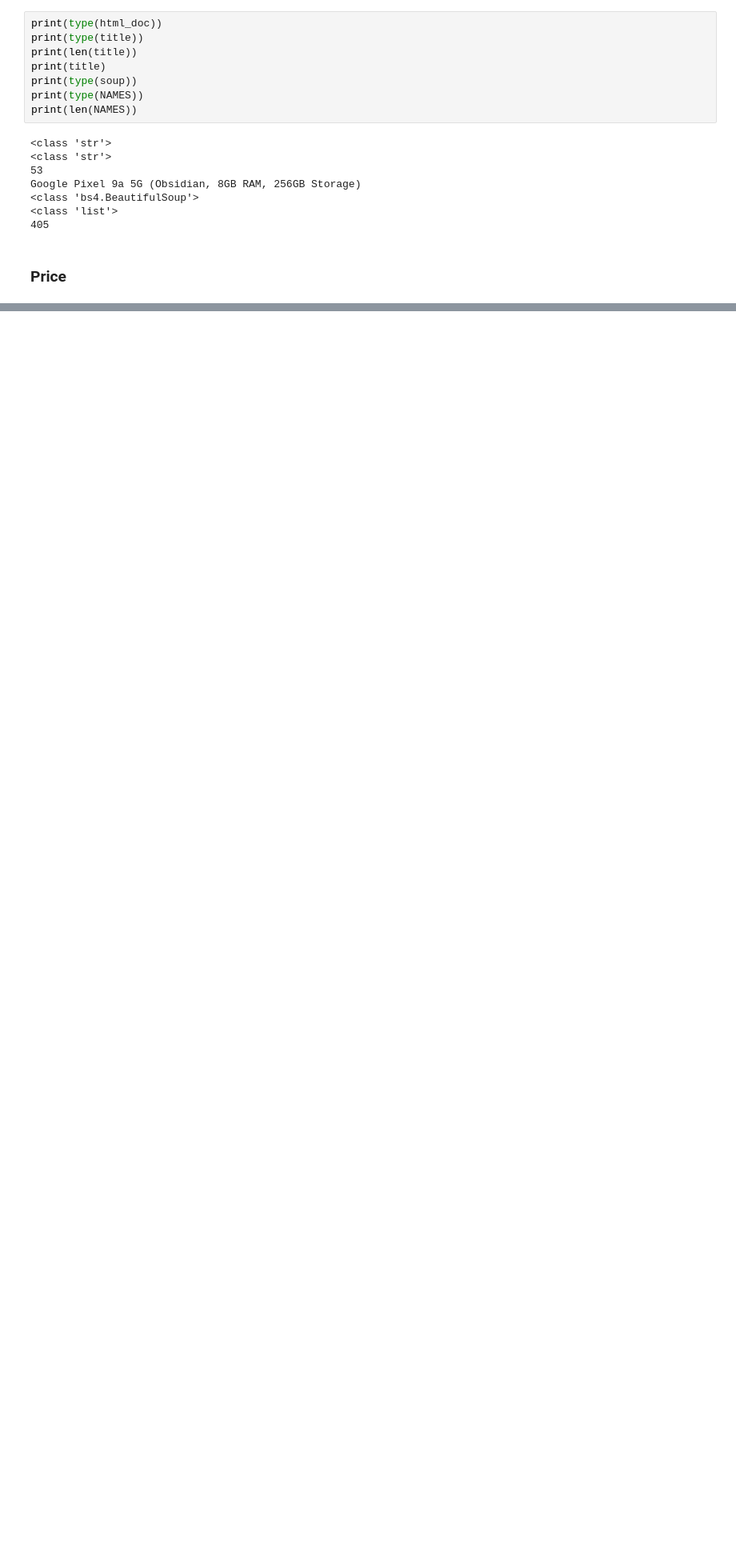
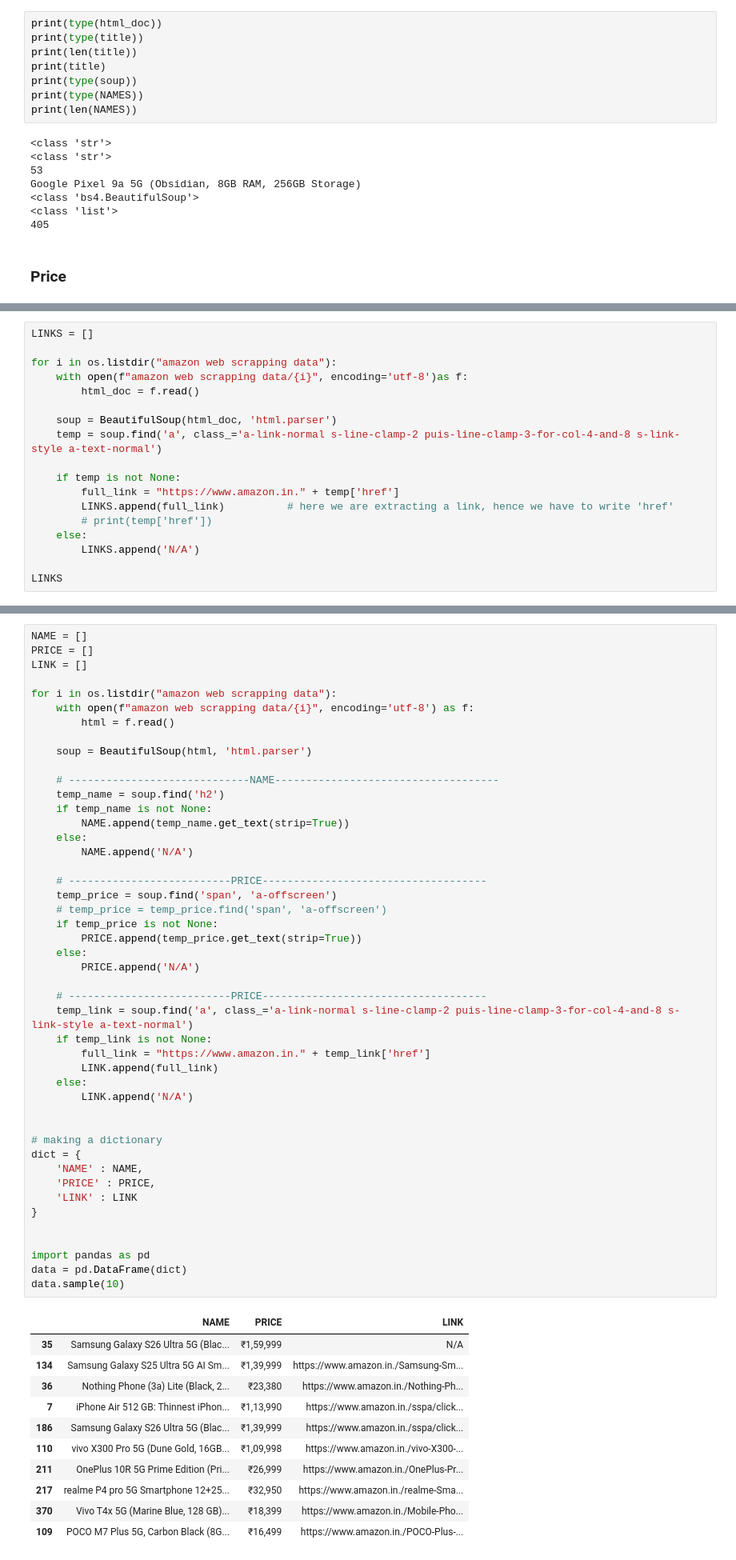
Before and after one commit to pradhans369/Python_and_Data_Science, a Jupyter notebook: Learning Web Scrapping/3_1.ipynb, the cells around one changed output, grey strips where cells are left out. Shown at 80% size. Saved outputs shown, nothing was run; the diff lists cells and outputs as text; blank space fills up the shorter version.

```diff
--- a/Learning Web Scrapping/3_1.ipynb
+++ b/Learning Web Scrapping/3_1.ipynb
@@ -74,0 +105,18 @@ AttributeError: ResultSet object has no attribute "get_text". You're probably tr
+# %%
+LINKS = []
+
+for i in os.listdir("amazon web scrapping data"):
+    with open(f"amazon web scrapping data/{i}", encoding='utf-8')as f:
+        html_doc = f.read()
+
+    soup = BeautifulSoup(html_doc, 'html.parser')
+    temp = soup.find('a', class_='a-link-normal s-line-clamp-2 puis-line-clamp-3-for-col-4-and-8 s-link-style a-text-normal')
+
+    if temp is not None:
+        full_link = "https://www.amazon.in." + temp['href']
+        LINKS.append(full_link)          # here we are extracting a link, hence we have to write 'href'
+        # print(temp['href'])
+    else:
+        LINKS.append('N/A')
+
+LINKS
@@ -74,0 +149,58 @@ AttributeError: ResultSet object has no attribute "get_text". You're probably tr
+# %%
+NAME = []
+PRICE = []
+LINK = []
+
+for i in os.listdir("amazon web scrapping data"):
+    with open(f"amazon web scrapping data/{i}", encoding='utf-8') as f:
+        html = f.read()
+
+    soup = BeautifulSoup(html, 'html.parser')
+
+    # -----------------------------NAME------------------------------------
+    temp_name = soup.find('h2')
+    if temp_name is not None:
+        NAME.append(temp_name.get_text(strip=True))
+    else:
+        NAME.append('N/A')
+
+    # --------------------------PRICE------------------------------------
+    temp_price = soup.find('span', 'a-offscreen')
+    # temp_price = temp_price.find('span', 'a-offscreen')
+    if temp_price is not None:
+        PRICE.append(temp_price.get_text(strip=True))
+    else:
+        PRICE.append('N/A')
+
+    # --------------------------PRICE------------------------------------
+    temp_link = soup.find('a', class_='a-link-normal s-line-clamp-2 puis-line-clamp-3-for-col-4-and-8 s-link-style a-text-normal')
+    if temp_link is not None:
+        full_link = "https://www.amazon.in." + temp_link['href']
+        LINK.append(full_link)
+    else:
+        LINK.append('N/A')
+
+
+# making a dictionary
+dict = {
+    'NAME' : NAME,
+    'PRICE' : PRICE,
+    'LINK' : LINK
+}
+
+
+import pandas as pd
+data = pd.DataFrame(dict)
+data.sample(10)
+# %% [output]
+|  | NAME | PRICE | LINK |
+| 35 | Samsung Galaxy S26 Ultra 5G (Blac... | ₹1,59,999 | N/A |
+| 134 | Samsung Galaxy S25 Ultra 5G AI Sm... | ₹1,39,999 | https://www.amazon.in./Samsung-Sm... |
+| 36 | Nothing Phone (3a) Lite (Black, 2... | ₹23,380 | https://www.amazon.in./Nothing-Ph... |
+| 7 | iPhone Air 512 GB: Thinnest iPhon... | ₹1,13,990 | https://www.amazon.in./sspa/click... |
+| 186 | Samsung Galaxy S26 Ultra 5G (Blac... | ₹1,39,999 | https://www.amazon.in./sspa/click... |
+| 110 | vivo X300 Pro 5G (Dune Gold, 16GB... | ₹1,09,998 | https://www.amazon.in./vivo-X300-... |
+| 211 | OnePlus 10R 5G Prime Edition (Pri... | ₹26,999 | https://www.amazon.in./OnePlus-Pr... |
+| 217 | realme P4 pro 5G Smartphone 12+25... | ₹32,950 | https://www.amazon.in./realme-Sma... |
+| 370 | Vivo T4x 5G (Marine Blue, 128 GB)... | ₹18,399 | https://www.amazon.in./Mobile-Pho... |
+| 109 | POCO M7 Plus 5G, Carbon Black (8G... | ₹16,499 | https://www.amazon.in./POCO-Plus-... |
```
Also changed, not shown: parts of 5 cells of this notebook, 2 other files.
